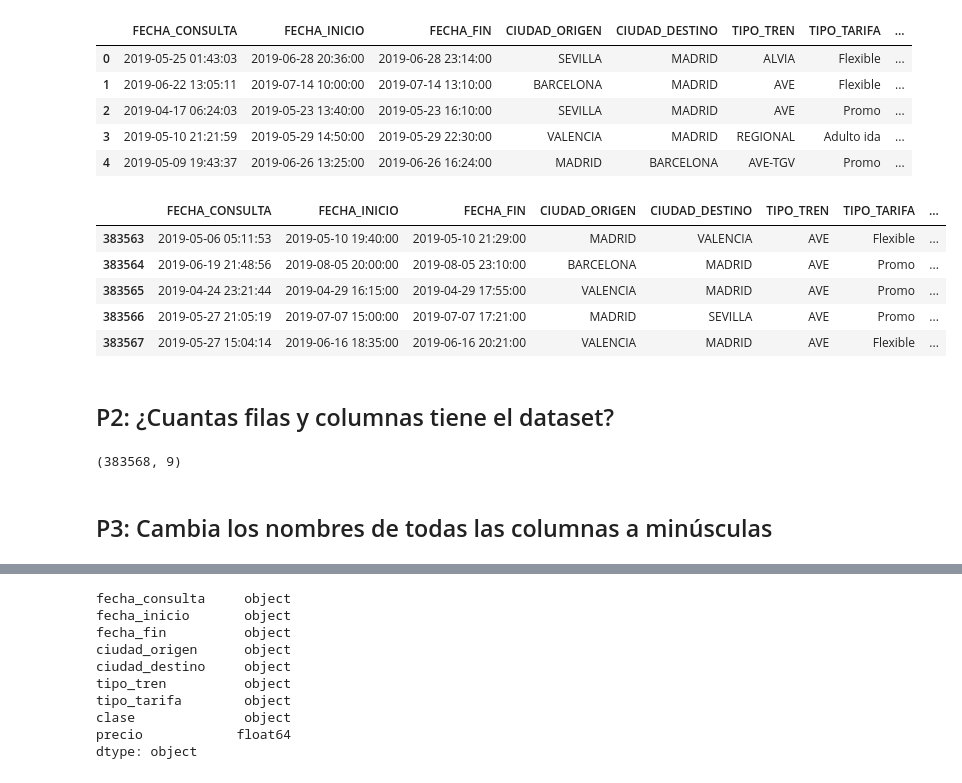
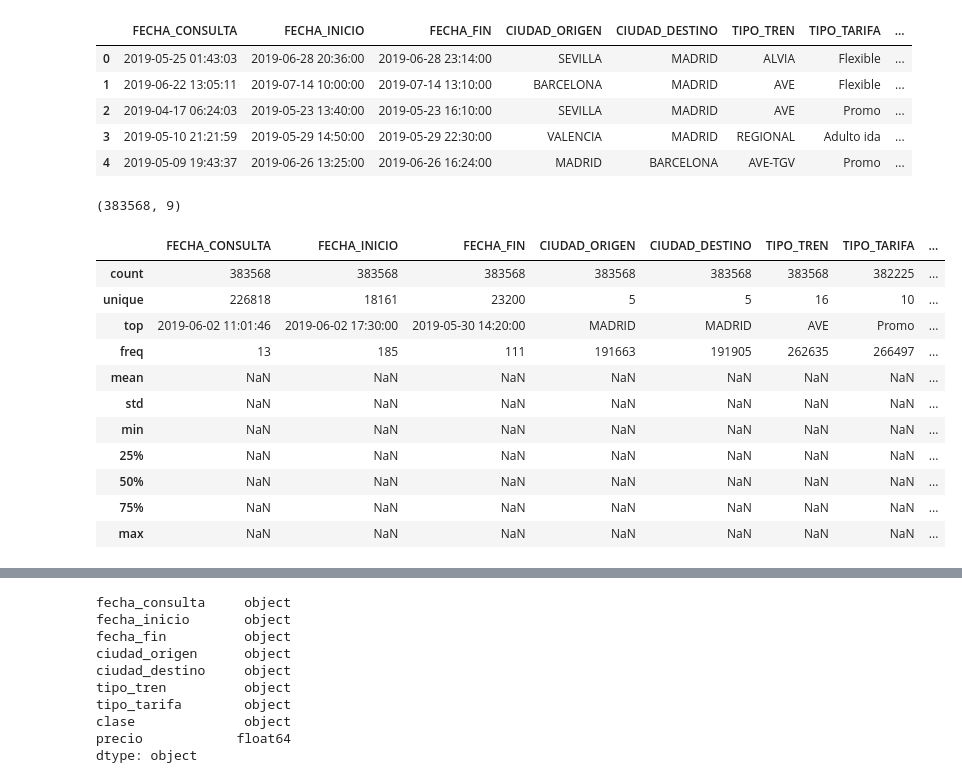
Before and after one commit to alejosilvestre/Portfolio, a Jupyter notebook: data_cleaning/portfolio_data_cleaning.ipynb, the cells around one changed output, grey strips where cells are left out. Drawn from its saved outputs; the diff is of its cells as text; code cells hidden in the pictures.

```diff
--- a/data_cleaning/portfolio_data_cleaning.ipynb
+++ b/data_cleaning/portfolio_data_cleaning.ipynb
@@ -70,5 +153,5 @@ df
 # %%
-df=pd.read_csv("data/renfe.csv",sep=";")
+df=pd.read_csv("renfe.csv",sep=";")
 df
 # %% [output]
 |  | FECHA_CONSULTA | FECHA_INICIO | FECHA_FIN | CIUDAD_ORIGEN | CIUDAD_DESTINO | TIPO_TREN | TIPO_TARIFA | ... |
@@ -95,20 +176,24 @@ df.head()
 | 2 | 2019-04-17 06:24:03 | 2019-05-23 13:40:00 | 2019-05-23 16:10:00 | SEVILLA | MADRID | AVE | Promo | ... |
 | 3 | 2019-05-10 21:21:59 | 2019-05-29 14:50:00 | 2019-05-29 22:30:00 | VALENCIA | MADRID | REGIONAL | Adulto ida | ... |
 | 4 | 2019-05-09 19:43:37 | 2019-06-26 13:25:00 | 2019-06-26 16:24:00 | MADRID | BARCELONA | AVE-TGV | Promo | ... |
-# %%
-df.tail()
-# %% [output]
-|  | FECHA_CONSULTA | FECHA_INICIO | FECHA_FIN | CIUDAD_ORIGEN | CIUDAD_DESTINO | TIPO_TREN | TIPO_TARIFA | ... |
-| 383563 | 2019-05-06 05:11:53 | 2019-05-10 19:40:00 | 2019-05-10 21:29:00 | MADRID | VALENCIA | AVE | Flexible | ... |
-| 383564 | 2019-06-19 21:48:56 | 2019-08-05 20:00:00 | 2019-08-05 23:10:00 | BARCELONA | MADRID | AVE | Promo | ... |
-| 383565 | 2019-04-24 23:21:44 | 2019-04-29 16:15:00 | 2019-04-29 17:55:00 | VALENCIA | MADRID | AVE | Promo | ... |
-| 383566 | 2019-05-27 21:05:19 | 2019-07-07 15:00:00 | 2019-07-07 17:21:00 | MADRID | SEVILLA | AVE | Promo | ... |
-| 383567 | 2019-05-27 15:04:14 | 2019-06-16 18:35:00 | 2019-06-16 20:21:00 | VALENCIA | MADRID | AVE | Flexible | ... |
-# %% [markdown]
-## P2: ¿Cuantas filas y columnas tiene el dataset?
 # %%
 df.shape
 # %% [output]
 (383568, 9)
-# %% [markdown]
-## P3: Cambia los nombres de todas las columnas a minúsculas
+# %%
+pd.set_option('display.float_format', lambda x: '%.2f' % x)
+# %%
+df.describe(include='all')
+# %% [output]
+|  | FECHA_CONSULTA | FECHA_INICIO | FECHA_FIN | CIUDAD_ORIGEN | CIUDAD_DESTINO | TIPO_TREN | TIPO_TARIFA | ... |
+| count | 383568 | 383568 | 383568 | 383568 | 383568 | 383568 | 382225 | ... |
+| unique | 226818 | 18161 | 23200 | 5 | 5 | 16 | 10 | ... |
+| top | 2019-06-02 11:01:46 | 2019-06-02 17:30:00 | 2019-05-30 14:20:00 | MADRID | MADRID | AVE | Promo | ... |
+| freq | 13 | 185 | 111 | 191663 | 191905 | 262635 | 266497 | ... |
+| mean | NaN | NaN | NaN | NaN | NaN | NaN | NaN | ... |
+| std | NaN | NaN | NaN | NaN | NaN | NaN | NaN | ... |
+| min | NaN | NaN | NaN | NaN | NaN | NaN | NaN | ... |
+| 25% | NaN | NaN | NaN | NaN | NaN | NaN | NaN | ... |
+| 50% | NaN | NaN | NaN | NaN | NaN | NaN | NaN | ... |
+| 75% | NaN | NaN | NaN | NaN | NaN | NaN | NaN | ... |
+| max | NaN | NaN | NaN | NaN | NaN | NaN | NaN | ... |
```
Also changed, not shown: parts of 40 cells of this notebook.
